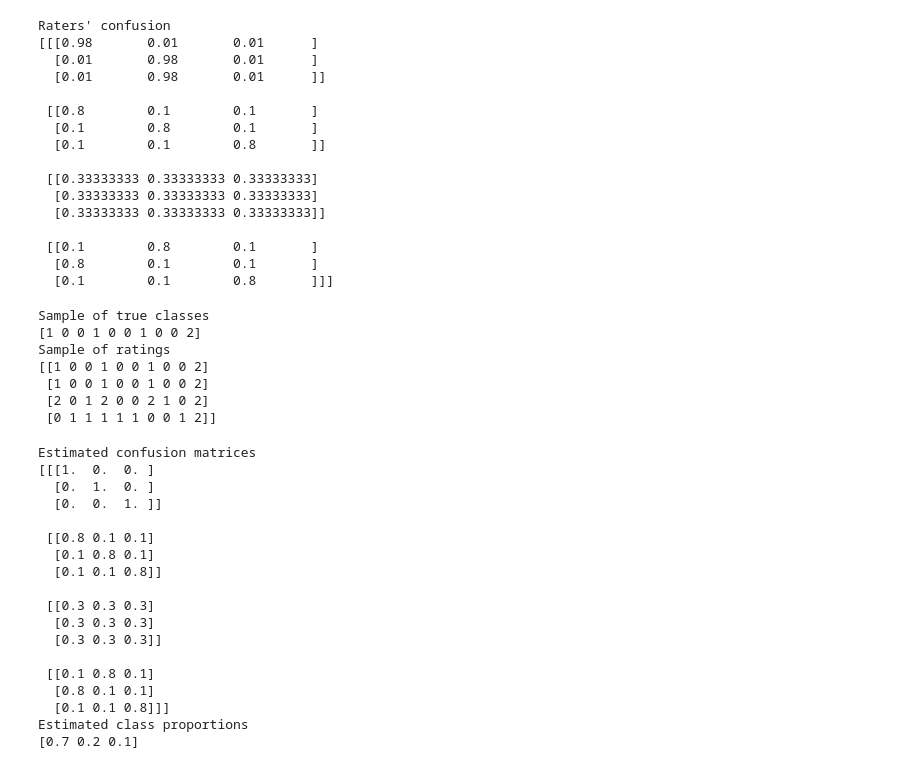
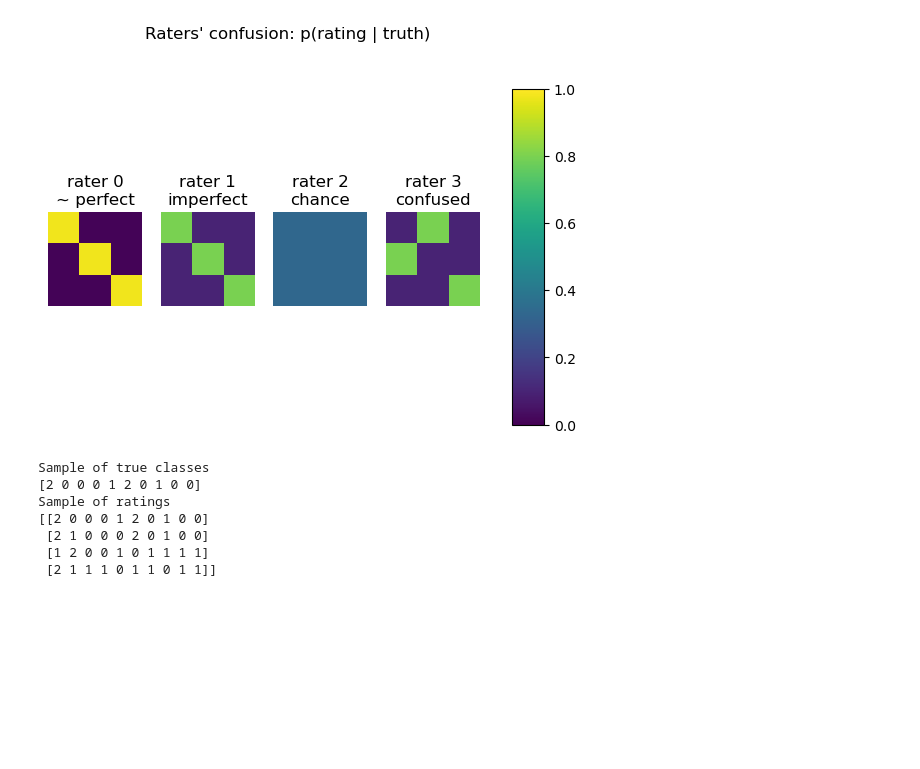
Before and after one commit to balbasty/variational_staple, a Jupyter notebook: demo/unordered.ipynb, the cells around one changed output. Drawn from its saved outputs; the diff is of its cells as text; code cells hidden in the pictures; blank space fills up the shorter version.

```diff
--- a/demo/unordered.ipynb
+++ b/demo/unordered.ipynb
@@ -4,38 +6,32 @@ from variational_staple.unordered import staple, vstaple
 # %%
 # We define the true performance of 4 raters tasked to classify "things"
 # between three classes. Since they are not perfect raters, they
 # have a probability of classifiying a "thing" as A even though it was B.
 # Each performance matrix gives the probability of rater n of choosing
 # class A when it should have been B:
 #   true_perf[n, A, B] = P(rater [n] says A | true class is B)
 true_perf = [
-    [[0.98, 0.01, 0.01], [0.01, 0.98, 0.01], [0.01, 0.98, 0.01]],   # rater 1 (almost perfect)
+    [[0.98, 0.01, 0.01], [0.01, 0.98, 0.01], [0.01, 0.01, 0.98]],   # rater 1 (almost perfect)
     [[0.8, 0.1, 0.1], [0.1, 0.8, 0.1], [0.1, 0.1, 0.8]],            # rater 2 (imperfect)
     np.ones([3, 3]) / 3,                                            # rater 3 (chance)
     [[0.1, 0.8, 0.1], [0.8, 0.1, 0.1], [0.1, 0.1, 0.8]],            # rater 4 (confused)
 ]
 true_perf = np.asarray(true_perf)
 
 # check that columns sum to one
-print('Raters\' confusion')
-print(true_perf)
+rater_labels = ['~ perfect', 'imperfect', 'chance', 'confused']
+fig, axes = plt.subplots(1, len(true_perf))
+for r, ax in enumerate(axes):
+    p = ax.imshow(true_perf[r], vmin=0, vmax=1)
+    ax.axis('off')
+    ax.set_title(f'rater {r}\n{rater_labels[r]}')
+fig.subplots_adjust(right=0.8)
+cbar_ax = fig.add_axes([0.85, 0.15, 0.05, 0.7])
+fig.colorbar(p, cax=cbar_ax)
+plt.suptitle('Raters\' confusion: p(rating | truth)')
+plt.show()
 # %% [output]
-Raters' confusion
-[[[0.98       0.01       0.01      ]
-  [0.01       0.98       0.01      ]
-  [0.01       0.98       0.01      ]]
-
- [[0.8        0.1        0.1       ]
-  [0.1        0.8        0.1       ]
-  [0.1        0.1        0.8       ]]
-
- [[0.33333333 0.33333333 0.33333333]
-  [0.33333333 0.33333333 0.33333333]
-  [0.33333333 0.33333333 0.33333333]]
-
- [[0.1        0.8        0.1       ]
-  [0.8        0.1        0.1       ]
-  [0.1        0.1        0.8       ]]]
+[figure, added]
 # %%
 # sample true classes
 true_prop = [0.7, 0.2, 0.1]
@@ -55,38 +51,9 @@ print('Sample of ratings')
 print(ratings[:10].T)
 # %% [output]
 Sample of true classes
-[1 0 0 1 0 0 1 0 0 2]
+[2 0 0 0 1 2 0 1 0 0]
 Sample of ratings
-[[1 0 0 1 0 0 1 0 0 2]
- [1 0 0 1 0 0 1 0 0 2]
- [2 0 1 2 0 0 2 1 0 2]
- [0 1 1 1 1 1 0 0 1 2]]
+[[2 0 0 0 1 2 0 1 0 0]
+ [2 1 0 0 0 2 0 1 0 0]
+ [1 2 0 0 1 0 1 1 1 1]
+ [2 1 1 1 0 1 1 0 1 1]]
-# %%
-# Fit using STAPLE
-
-perf, posterior, prior = staple(ratings)
-
-print('Estimated confusion matrices')
-print(np.around(perf, 1))
-
-print('Estimated class proportions')
-print(np.around(prior, 1))
-# %% [output]
-Estimated confusion matrices
-[[[1.  0.  0. ]
-  [0.  1.  0. ]
-  [0.  0.  1. ]]
-
- [[0.8 0.1 0.1]
-  [0.1 0.8 0.1]
-  [0.1 0.1 0.8]]
-
- [[0.3 0.3 0.3]
-  [0.3 0.3 0.3]
-  [0.3 0.3 0.3]]
-
- [[0.1 0.8 0.1]
-  [0.8 0.1 0.1]
-  [0.1 0.1 0.8]]]
-Estimated class proportions
-[0.7 0.2 0.1]
```
Also changed, not shown: parts of 6 cells of this notebook, 1 other file.
